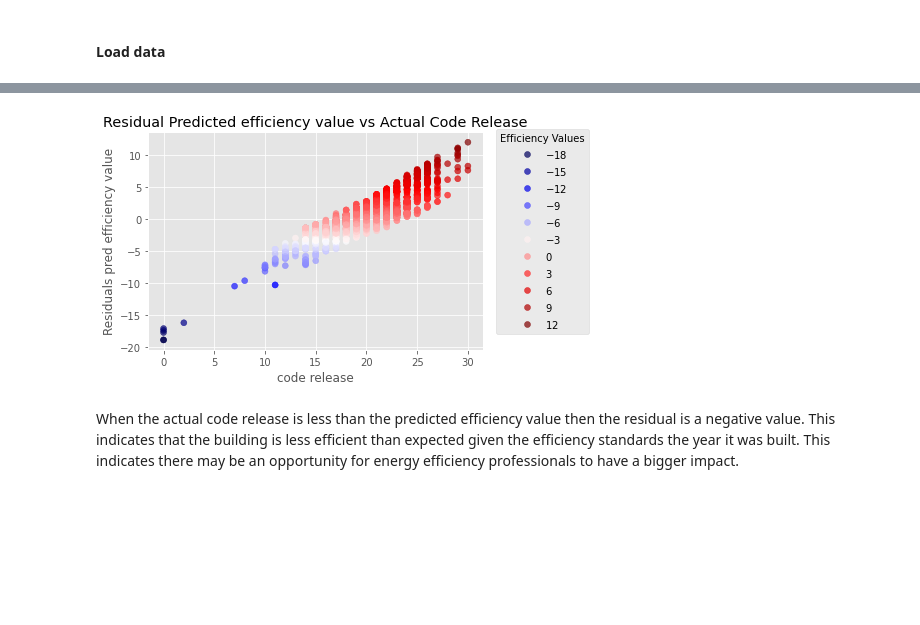
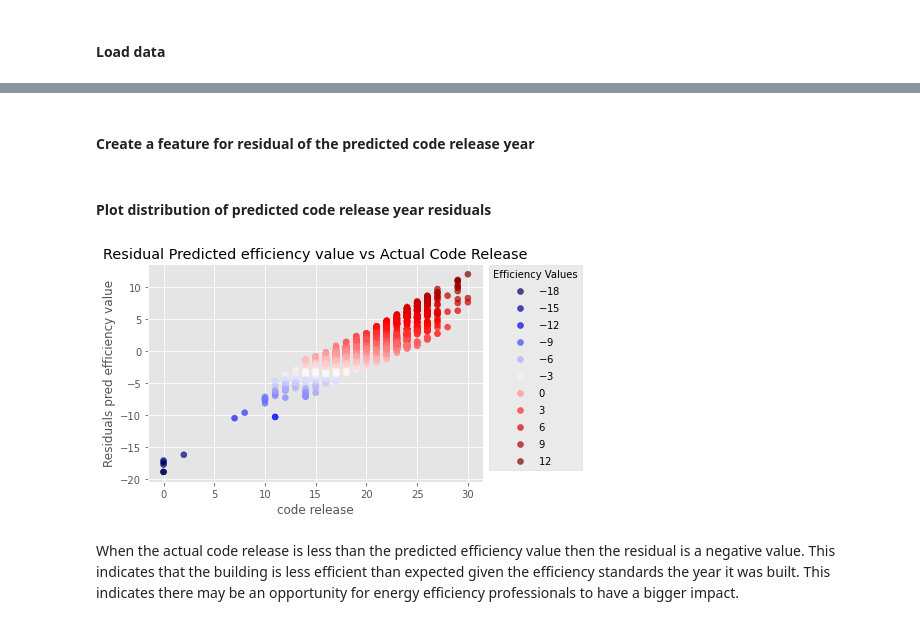
Before and after one commit to katiejohnsonsf/Forecasting-a-Carbon-Zero-City, a Jupyter notebook: Pred EDA.ipynb, the cells around one changed output, grey strips where cells are left out. Cells and saved outputs as stored; diff of their text form; code cells hidden in the pictures; blank space fills up the shorter version.

```diff
--- a/Pred EDA.ipynb
+++ b/Pred EDA.ipynb
@@ -84,0 +45,2 @@ resid_df.head()
+# %% [markdown]
+#### Create a feature for residual of the predicted code release year
@@ -85,26 +50,29 @@ resid_df.head()
+# %% [markdown]
+#### Plot distribution of predicted code release year residuals
 # %%
 # plot efficiency value residual across code releases
 
 x = resid_df['code_release_act']
 y = resid_df['pred_resid']
 
 # cmap['Diverging'] = [
 #             'PiYG', 'PRGn', 'BrBG', 'PuOr', 'RdGy', 'RdBu',
 #             'RdYlBu', 'RdYlGn', 'Spectral', 'coolwarm', 'bwr', 'seismic']
 
 c = resid_df['pred_resid']
 
 
 fig, ax = plt.subplots()
 
 scatter = ax.scatter(x, y, c=c, cmap='seismic', alpha=0.7)
 # cbar = plt.colorbar()
 # cbar.set_label('Efficiency Value')
 ax.set_title('Residual Predicted efficiency value vs Actual Code Release')
 ax.set_xlabel('code release')
 ax.set_ylabel('Residuals pred efficiency value')
 
 legend = ax.legend(*scatter.legend_elements(),
-                    loc="lower right", bbox_to_anchor=(1.33, 0.05), title="Efficiency Values")
+                    loc="lower right", bbox_to_anchor=(1.31, 0.03), title="Efficiency Values")
+plt.show()
 # %% [output]
-[figure, old version]
+[figure, new version]
```
Also changed, not shown: parts of 49 cells of this notebook.
